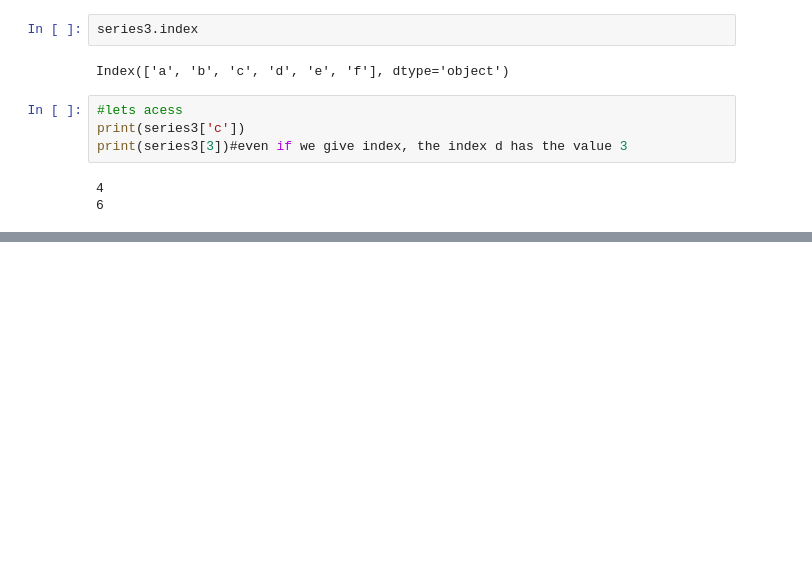
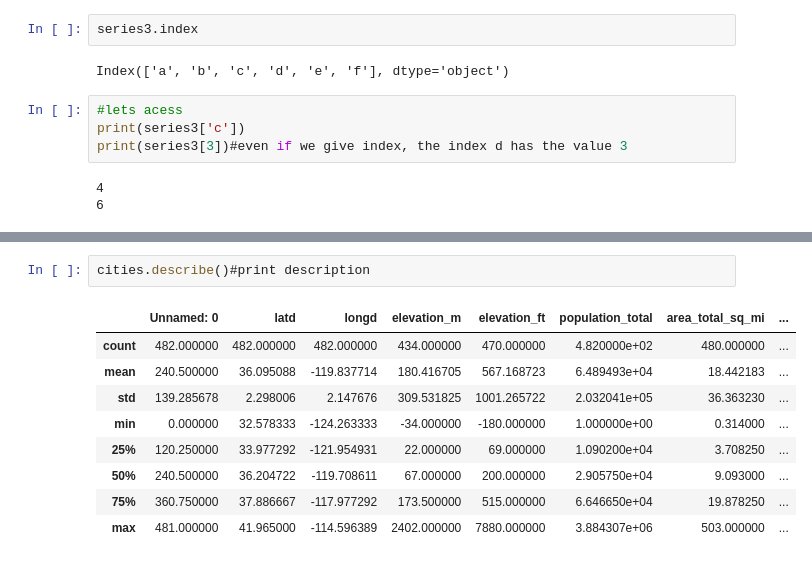
Before and after one commit to Areeba-GitHub/Areeba-GitHub, a Jupyter notebook: Untitled75.ipynb, the cells around one changed output, grey strips where cells are left out. Cells and saved outputs as stored; diff of their text form; blank space fills up the shorter version.

```diff
--- a/Untitled75.ipynb
+++ b/Untitled75.ipynb
@@ -584,0 +631,12 @@ sns.despine(top=True, right=True, bottom=True, left=True)
+# %%
+cities.describe()#print description
+# %% [output]
+|  | Unnamed: 0 | latd | longd | elevation_m | elevation_ft | population_total | area_total_sq_mi | ... |
+| count | 482.000000 | 482.000000 | 482.000000 | 434.000000 | 470.000000 | 4.820000e+02 | 480.000000 | ... |
+| mean | 240.500000 | 36.095088 | -119.837714 | 180.416705 | 567.168723 | 6.489493e+04 | 18.442183 | ... |
+| std | 139.285678 | 2.298006 | 2.147676 | 309.531825 | 1001.265722 | 2.032041e+05 | 36.363230 | ... |
+| min | 0.000000 | 32.578333 | -124.263333 | -34.000000 | -180.000000 | 1.000000e+00 | 0.314000 | ... |
+| 25% | 120.250000 | 33.977292 | -121.954931 | 22.000000 | 69.000000 | 1.090200e+04 | 3.708250 | ... |
+| 50% | 240.500000 | 36.204722 | -119.708611 | 67.000000 | 200.000000 | 2.905750e+04 | 9.093000 | ... |
+| 75% | 360.750000 | 37.886667 | -117.977292 | 173.500000 | 515.000000 | 6.646650e+04 | 19.878250 | ... |
+| max | 481.000000 | 41.965000 | -114.596389 | 2402.000000 | 7880.000000 | 3.884307e+06 | 503.000000 | ... |
```
Also changed, not shown: parts of 12 cells of this notebook.
